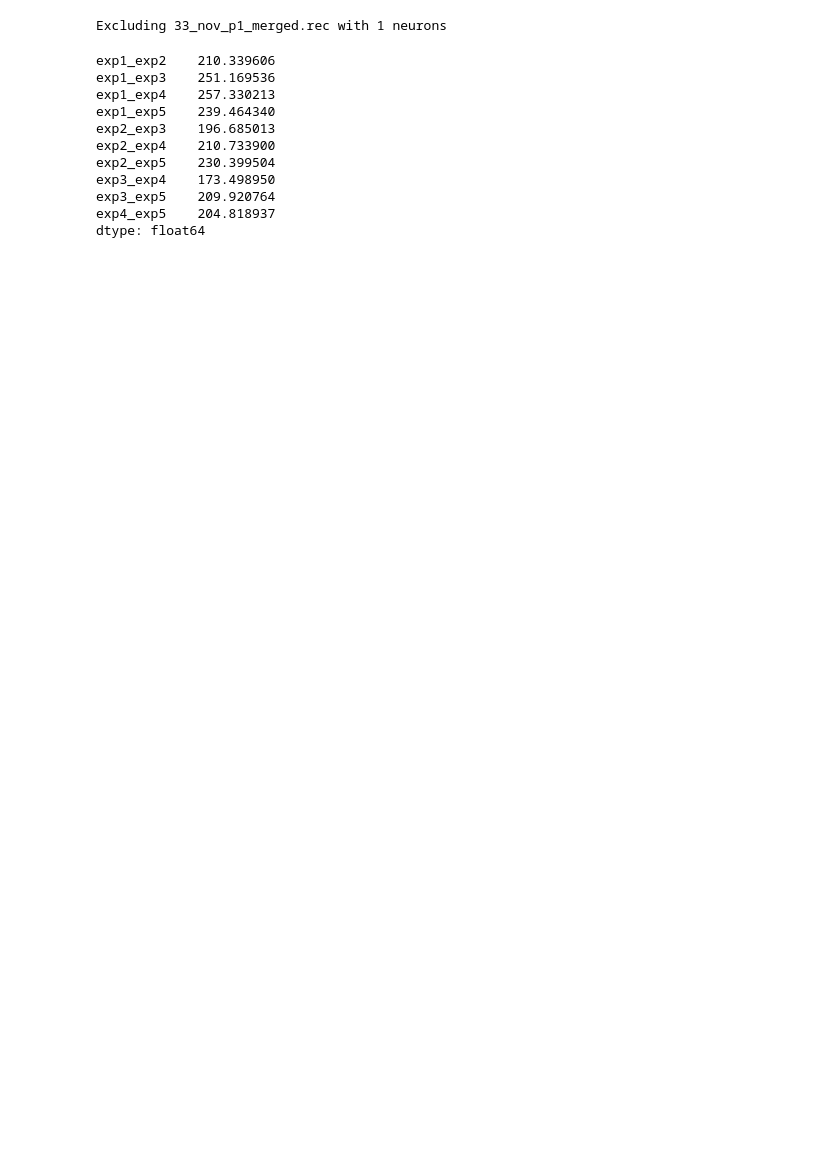
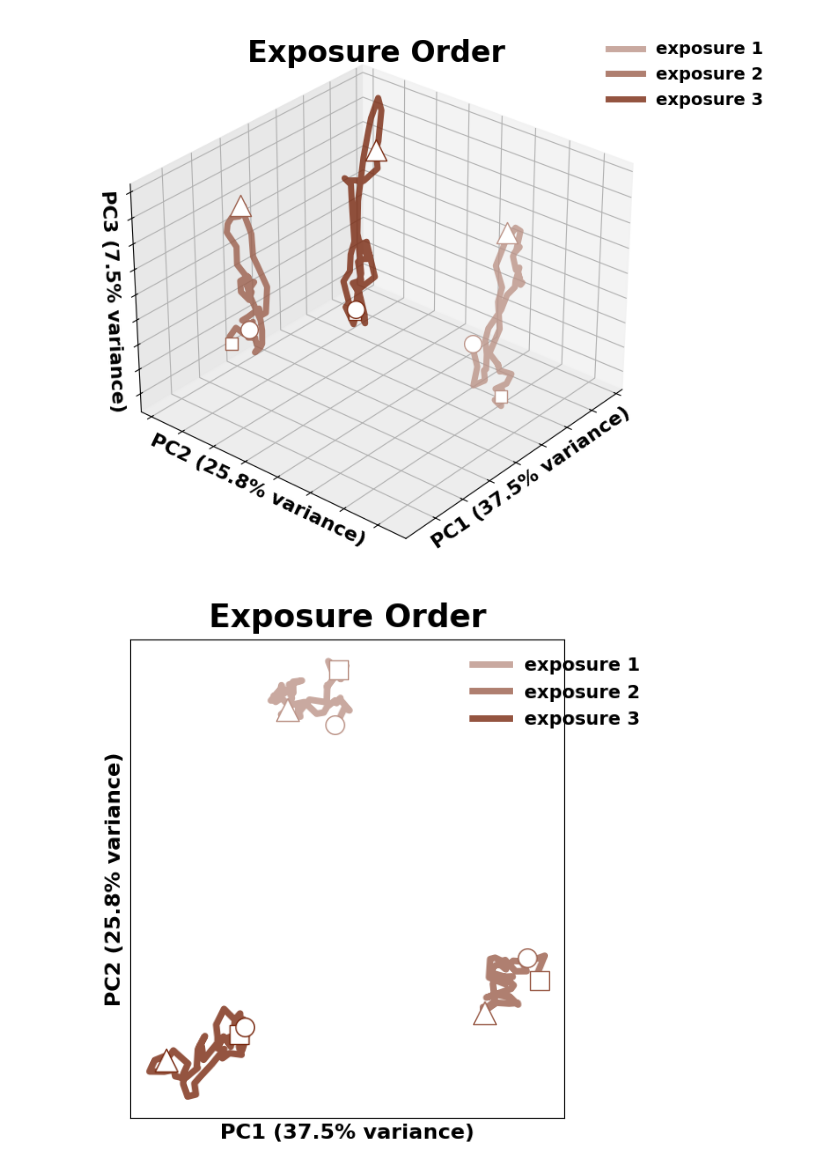
Before and after one commit to tomHep10/diff_fam_social_memory_ephys, a Jupyter notebook: pilot2/only_subjects/pca_analysis.ipynb, the cells around one changed output. Cells and saved outputs as stored; diff of their text form; code cells hidden in the pictures; blank space fills up the shorter version.

```diff
--- a/pilot2/only_subjects/pca_analysis.ipynb
+++ b/pilot2/only_subjects/pca_analysis.ipynb
@@ -383,18 +275,7 @@ Excluding 33_nov_p1_merged.rec with 1 neurons
-# %%
-novel_geo_dist = pca_trajectories.avg_geo_dist(novel_collection, events = ['exp1', 'exp2', 'exp3', 'exp4', 'exp5'], event_length=3, pre_window=1, percent_var=90, post_window=0, min_neurons = 5)
-novel_geo_dist
-avg_vals_df = novel_geo_dist.mean()
-avg_vals_df
-# %% [output]
-Excluding 33_nov_p1_merged.rec with 1 neurons
-exp1_exp2    210.339606
-exp1_exp3    251.169536
-exp1_exp4    257.330213
-exp1_exp5    239.464340
-exp2_exp3    196.685013
-exp2_exp4    210.733900
-exp2_exp5    230.399504
-exp3_exp4    173.498950
-exp3_exp5    209.920764
-exp4_exp5    204.818937
-dtype: float64
+# %%
+plot_pca_results_3d(order_pca_results, "Exposure Order", exp_colors, azim = 40, elev = 30)
+plot_pca_results_2d(order_pca_results, "Exposure Order", colors = exp_colors, legend_spot = (0.75, 1))
+print(order_pca_results)
+# %% [output]
+[figure, added]
+[figure, added]
```
Also changed, not shown: parts of 89 cells of this notebook, 31 other files.
